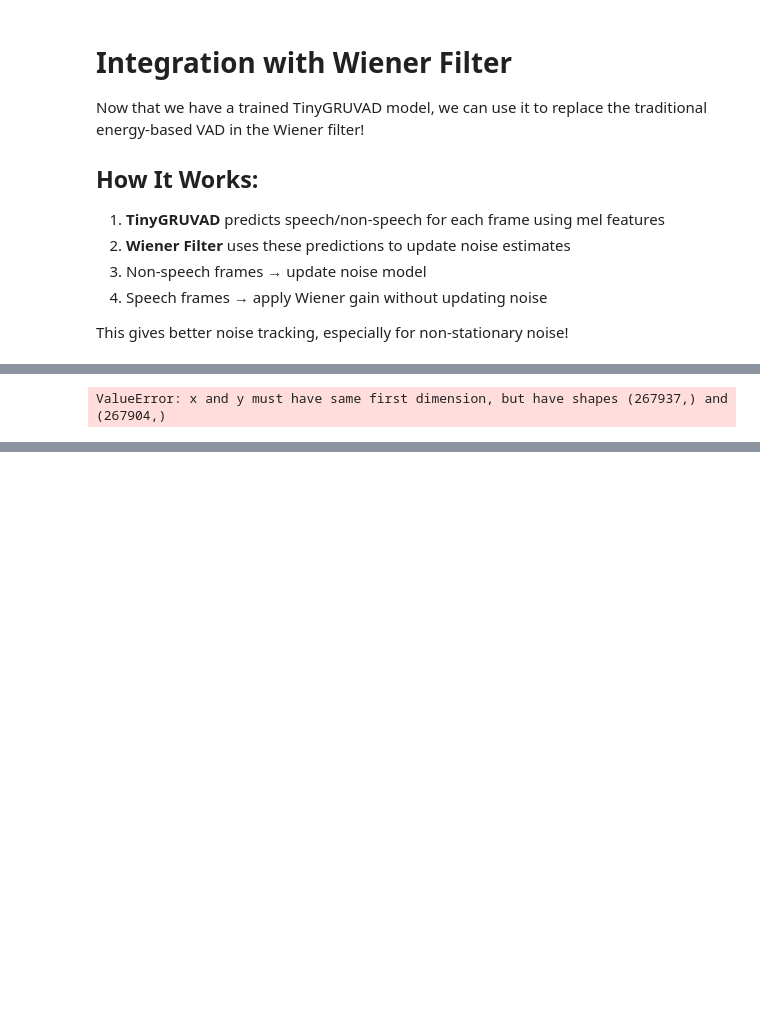
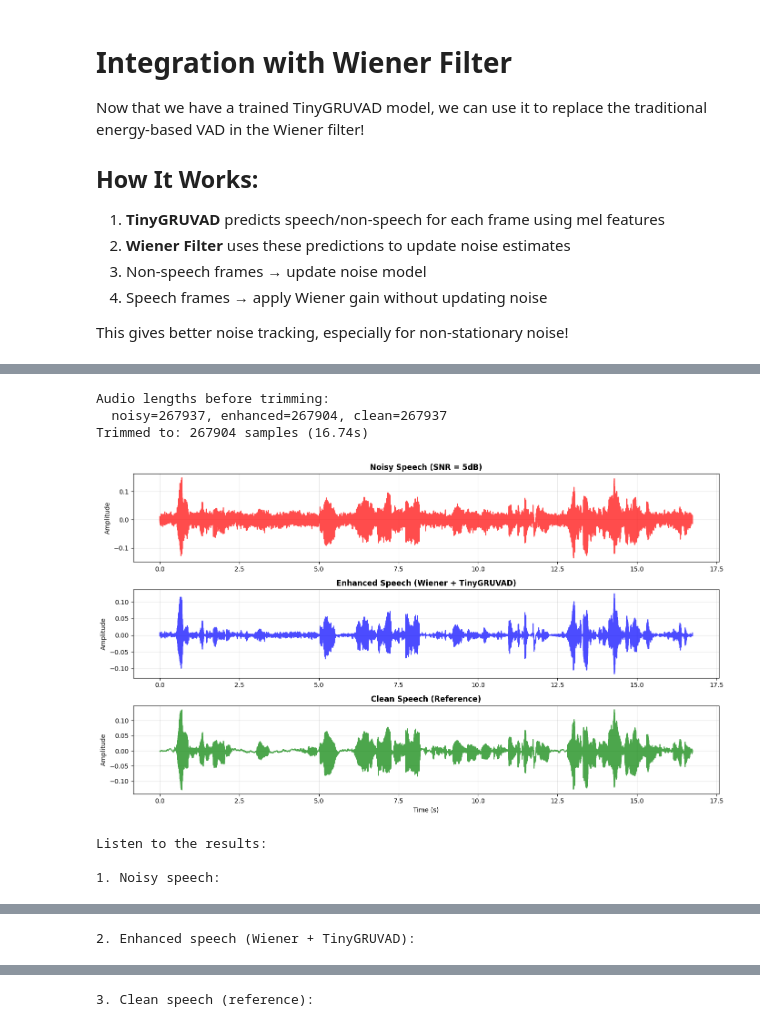
Before and after one commit to LibertyKapungu/PROJECT-25P85, a Jupyter notebook: src/deep_learning/WF_gru_vad.ipynb, the cells around one changed output, grey strips where cells are left out. Cells and saved outputs as stored; diff of their text form; code cells hidden in the pictures; blank space fills up the shorter version.

Commit message:
feat: Plot and listen to sounds

```diff
--- a/src/deep_learning/WF_gru_vad.ipynb
+++ b/src/deep_learning/WF_gru_vad.ipynb
@@ -313,40 +490,62 @@ Enhanced audio saved to: c:\Users\kapun_63wn2un\Documents\ELEN4012 - Investigati
 # %% ------------------------- Cell 10: Compare Audio --------------------------
 import IPython.display as ipd
 import matplotlib.pyplot as plt
 
+# Use the original variables from Cell 9 (with _orig suffix to avoid conflicts)
+noisy_plot = noisy_wav_orig.clone()
+enhanced_plot = enhanced_output.clone()
+clean_plot = clean_wav_orig.clone()
+
+print(f"Audio lengths before trimming:")
+print(f"  noisy={len(noisy_plot)}, enhanced={len(enhanced_plot)}, clean={len(clean_plot)}")
+
+# Ensure all audio signals have the same length (trim to shortest)
+min_len = min(len(noisy_plot), len(enhanced_plot), len(clean_plot))
+noisy_plot = noisy_plot[:min_len]
+enhanced_plot = enhanced_plot[:min_len]
+clean_plot = clean_plot[:min_len]
+
+print(f"Trimmed to: {min_len} samples ({min_len/fs:.2f}s)")
+
 # Plot comparison
 fig, axes = plt.subplots(3, 1, figsize=(14, 8))
 
-time_axis = np.arange(len(noisy_wav)) / fs
+time_axis = np.arange(min_len) / fs
 
-axes[0].plot(time_axis, noisy_wav.numpy(), 'r', alpha=0.7)
+axes[0].plot(time_axis, noisy_plot.numpy(), 'r', alpha=0.7)
 axes[0].set_title('Noisy Speech (SNR = 5dB)', fontsize=12, fontweight='bold')
 axes[0].set_ylabel('Amplitude')
 axes[0].grid(True, alpha=0.3)
 
-axes[1].plot(time_axis, enhanced.numpy(), 'b', alpha=0.7)
+axes[1].plot(time_axis, enhanced_plot.numpy(), 'b', alpha=0.7)
 axes[1].set_title('Enhanced Speech (Wiener + TinyGRUVAD)', fontsize=12, fontweight='bold')
 axes[1].set_ylabel('Amplitude')
 axes[1].grid(True, alpha=0.3)
 
-axes[2].plot(time_axis, clean_wav.numpy(), 'g', alpha=0.7)
+axes[2].plot(time_axis, clean_plot.numpy(), 'g', alpha=0.7)
 axes[2].set_title('Clean Speech (Reference)', fontsize=12, fontweight='bold')
 axes[2].set_ylabel('Amplitude')
 axes[2].set_xlabel('Time (s)')
 axes[2].grid(True, alpha=0.3)
 
 plt.tight_layout()
 plt.show()
 
-# Play audio samples
-print("🔊 Listen to the results:")
+# Play audio samples (use the cloned copies for full duration)
+print("\nListen to the results:")
 print("\n1. Noisy speech:")
-display(ipd.Audio(noisy_wav.numpy(), rate=fs))
+display(ipd.Audio(noisy_wav_orig.numpy(), rate=fs))
 
 print("\n2. Enhanced speech (Wiener + TinyGRUVAD):")
-display(ipd.Audio(enhanced.numpy(), rate=fs))
+display(ipd.Audio(enhanced_output.numpy(), rate=fs))
 
 print("\n3. Clean speech (reference):")
-display(ipd.Audio(clean_wav.numpy(), rate=fs))
+display(ipd.Audio(clean_wav_orig.numpy(), rate=fs))
 # %% [output]
-ValueError: x and y must have same first dimension, but have shapes (267937,) and (267904,)
+Audio lengths before trimming:
+  noisy=267937, enhanced=267904, clean=267937
+Trimmed to: 267904 samples (16.74s)
+[figure, added]
+Listen to the results:
+
+1. Noisy speech:
@@ -352,0 +553 @@ ValueError: x and y must have same first dimension, but have shapes (267937,) an
+2. Enhanced speech (Wiener + TinyGRUVAD):
@@ -352,0 +555 @@ ValueError: x and y must have same first dimension, but have shapes (267937,) an
+3. Clean speech (reference):
```
Also changed, not shown: parts of 5 cells of this notebook.
